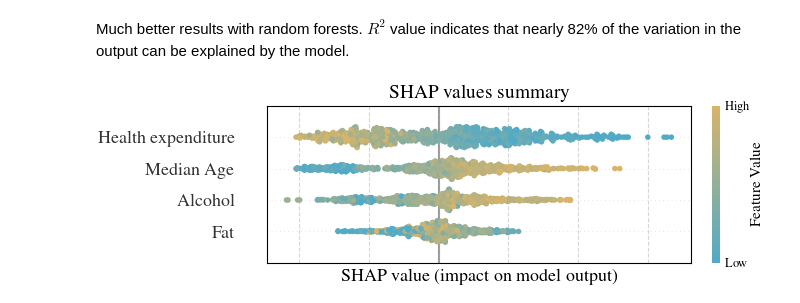
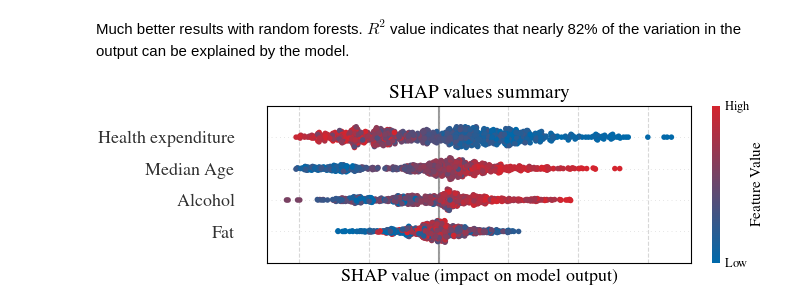
Before and after one commit to sykoravojtech/IHD_germany_2024, a Jupyter notebook: exp/exp_DK_002_IncidenceModel.ipynb, the cells around one changed output. Cells and saved outputs as stored; diff of their text form; code cells hidden in the pictures.

```diff
--- a/exp/exp_DK_002_IncidenceModel.ipynb
+++ b/exp/exp_DK_002_IncidenceModel.ipynb
@@ -159,19 +117,9 @@ def add_fat(combined_df):
     combined_df = combined_df.merge(fat_df_renamed[['Fat', 'Year', 'Country Code']], on=['Country Code', 'Year'], how='left')
     return combined_df
 
-def add_smoking(combined_df):
-    smoking_df_renamed = smoking_df.rename(columns={'Value': 'Daily smokers', "TIME": "Year", "LOCATION": "Country Code"})
-    combined_df = combined_df.merge(smoking_df_renamed[['Daily smokers', 'Year', 'Country Code']], on=['Year', 'Country Code'], how='left')
-    return combined_df
-
 def add_healthSpending(combined_df):
     healthSpending_df_renamed = healthSpending_df.rename(columns={'Value': 'Health expenditure', 'TIME': 'Year', 'LOCATION': 'Country Code'})
     combined_df = combined_df.merge(healthSpending_df_renamed[['Health expenditure', 'Year', 'Country Code']], on=['Year', 'Country Code'], how='left')
-    return combined_df
-
-def add_beds(combined_df):
-    beds_df_renamed = beds_df.rename(columns={'Value': 'Number of hospital beds'})
-    combined_df = combined_df.merge(beds_df_renamed[['Number of hospital beds', 'Year', 'Country Code']], on=['Year', 'Country Code'], how='left')
     return combined_df
 
 def add_medianAge(combined_df):
@@ -363,9 +311,12 @@ import numpy as np
 import matplotlib.cm as cm
 from matplotlib.colors import LinearSegmentedColormap
 
-
+blue = rgb.tue_blue
+red = rgb.tue_red
+# make red a bit lighter, but not towards pink, less blue
+red = (red[0]*1.5, red[1] * 0.8, red[2] * 0.8)
 # Create a colormap
-cmap = LinearSegmentedColormap.from_list('blue_to_red', [rgb.tue_lightblue, rgb.tue_lightorange])
+cmap = LinearSegmentedColormap.from_list('blue_to_red', [blue, red])
 
 
 plt.rcParams.update(bundles.icml2022(column="full", ncols=1, nrows=2))
@@ -385,32 +336,31 @@ for fc in plt.gcf().get_children():
         if hasattr(fcc, "set_cmap"):
             fcc.set_cmap(cmap)
 num_features = X_train_scaled.shape[1]
 feature_order = np.argsort(np.sum(np.abs(explainer.shap_values(X_train_scaled)), axis=0))
 plt.tick_params(
     axis='x',          # changes apply to the x-axis
     which='both',      # both major and minor ticks are affected
     bottom=False,      # ticks along the bottom edge are off
     top=False,         # ticks along the top edge are off
     labelbottom=False  # labels along the bottom edge are off
 )
 plt.gca().spines['right'].set_visible(True)
 plt.gca().spines['top'].set_visible(True)
 plt.gca().spines['left'].set_visible(True)
 plt.yticks([])
 plt.yticks(range(num_features))
 plt.title('SHAP values summary', fontsize=14)
 plt.gca().set_xlabel('SHAP value (impact on model output)')
 plt.grid(True, axis='x', linestyle='--', alpha=0.5)
 
 m = cm.ScalarMappable(cmap=cmap)
 m.set_array([0, 1])
 cb = plt.colorbar(m, ax=plt.gca(), ticks=[0, 1], aspect=20)
 cb.set_ticklabels(['Low', 'High'], fontsize=9)
 cb.set_label('Feature Value', labelpad=0, fontsize=11)
 cb.ax.tick_params(length=0)
 cb.set_alpha(1)
 cb.outline.set_visible(False)
-plt.savefig('../doc/IHD_germany_2024/fig/shap_values_summary.pdf')
 plt.show()
 # %% [output]
-[figure, old version]
+[figure, new version]
```
Also changed, not shown: parts of 3 cells of this notebook, 27 other files.
